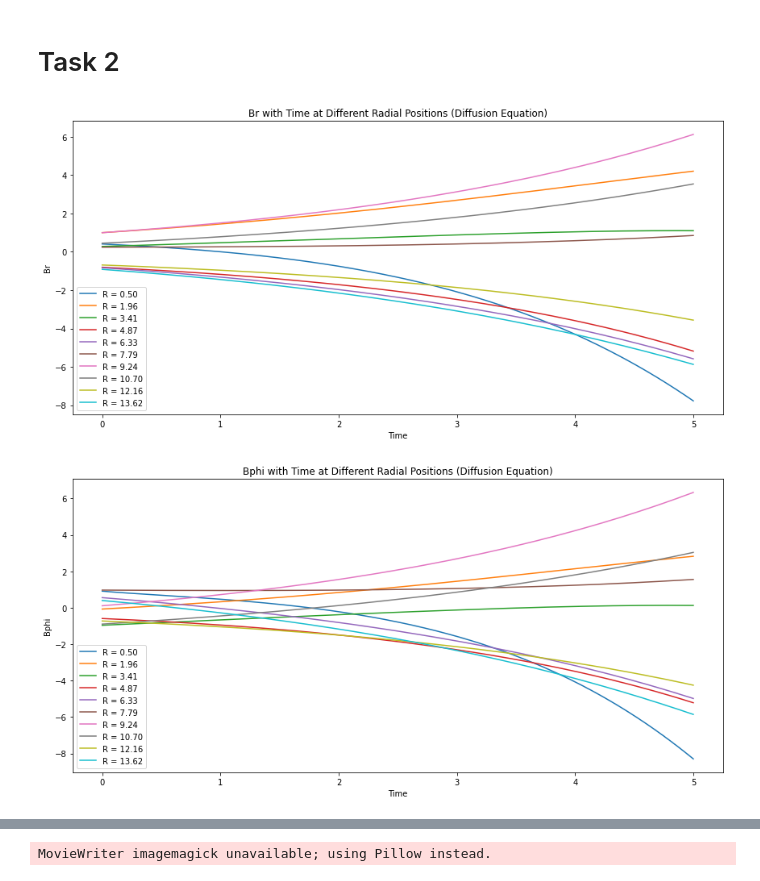
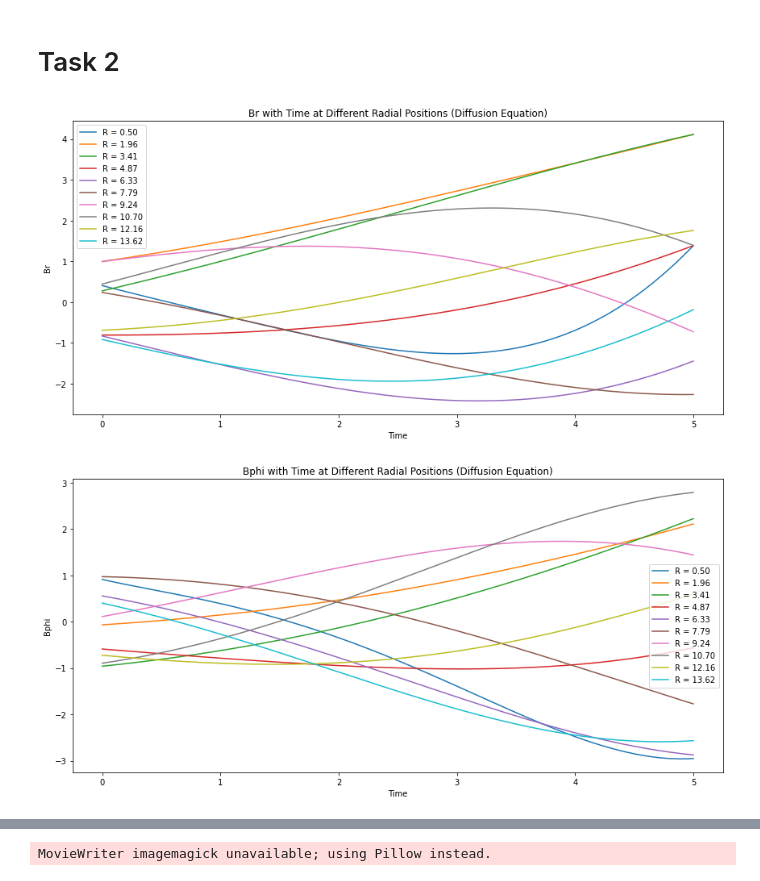
Before and after one commit to Ritabik/Galactic_Dynamo, a Jupyter notebook: Task 2.ipynb, the cells around one changed output, grey strips where cells are left out. Drawn from its saved outputs; the diff is of its cells as text; code cells hidden in the pictures.

```diff
--- a/Task 2.ipynb
+++ b/Task 2.ipynb
@@ -5,7 +5,7 @@ import numpy as np
 import matplotlib.pyplot as plt
 
 # Parameters
-eta_t = 0.25 # Increased turbulent magnetic diffusivity
+eta_t = 0.25# Increased turbulent magnetic diffusivity
 np.random.seed(42)
 # Radial grid
 R_max = 15 # Maximum radial distance(in kpc)
@@ -25,11 +25,11 @@ Bphi = np.cos(4 * np.pi * R / R_max)
 #Br = np.random.rand(Nr)
 # Function to compute the radial Laplacian of B
 def compute_laplacian_Br(R,Br,Bphi):
-    alpha = 0.2
+    alpha = 1
     return eta_t*(np.gradient((1/R)*np.gradient(R*Br, dr), dr) + ((np.pi)**2)*Br/(4*h**2)) -(2*alpha*Bphi/np.pi)
 
 def compute_laplacian_Bphi(R,Br,Bphi):
-    omega0 = 0.6
+    omega0 = 1
     r_omega = 1
     omega = omega0/(1+(R/r_omega)**2)**0.5
     q = ((R/r_omega)**2) * (1+(R/r_omega)**2)**(-1)
@@ -58,35 +58,35 @@ def runge_kutta_step(R,Br,Bphi, dt):
 evolution_Br = np.zeros((Nt + 1, Nr))
 evolution_Bphi = np.zeros((Nt + 1, Nr))
 
 # Time-stepping scheme using Runge-Kutta
 for t in range(Nt + 1):
     evolution_Br[t, :] = np.copy(Br)
     evolution_Bphi[t, :] = np.copy(Bphi)
     Br, Bphi = runge_kutta_step(R,Br, Bphi, dt)
 
 # Plot the magnetic field components Br and Bphi with time at different radial positions
 plt.figure(figsize=(12, 6))
 for i in range(0, Nr, Nr // 10):  # Plot every 10th radial position
     plt.plot(np.linspace(0, T, Nt + 1), evolution_Br[:, i], label=f'R = {R[i]:.2f}')
 plt.xlabel('Time')
 plt.ylabel('Br')
 plt.title('Br with Time at Different Radial Positions (Diffusion Equation)')
 plt.legend()
 plt.tight_layout()
 plt.show()
 
 plt.figure(figsize=(12, 6))
 for i in range(0, Nr, Nr // 10):  # Plot every 10th radial position
     plt.plot(np.linspace(0, T, Nt + 1), evolution_Bphi[:, i], label=f'R = {R[i]:.2f}')
 plt.xlabel('Time')
 plt.ylabel('Bphi')
 plt.title('Bphi with Time at Different Radial Positions (Diffusion Equation)')
 plt.legend()
 plt.tight_layout()
 plt.show()
 # %% [output]
-[figure, old version]
+[figure, new version]
-[figure, old version]
+[figure, new version]
 # %%
 import numpy as np
 import matplotlib.pyplot as plt
```
Also changed, not shown: parts of 3 cells of this notebook.
